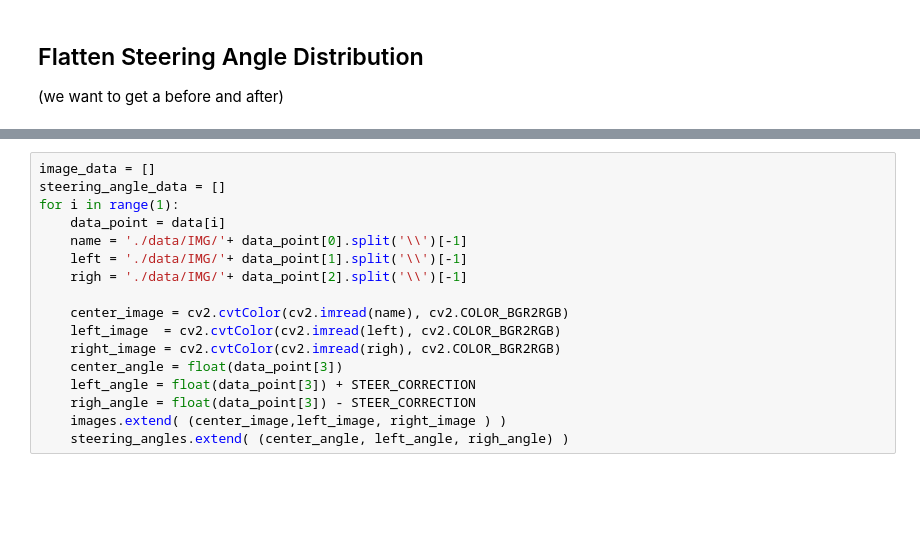
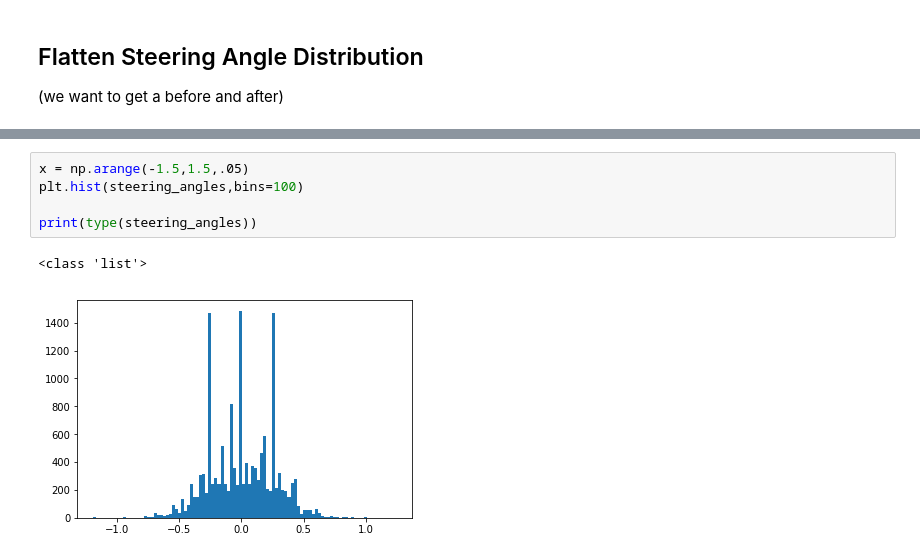
Before and after one commit to leclair-7/CarND-Behavioral-Cloning-P3, a Jupyter notebook: Preprocessing-Concepts.ipynb, the cells around one changed output, grey strips where cells are left out. Drawn from its saved outputs; the diff is of its cells as text; blank space fills up the shorter version.

```diff
--- a/Preprocessing-Concepts.ipynb
+++ b/Preprocessing-Concepts.ipynb
@@ -171,17 +222,8 @@ print(len(data))
-# %%
-image_data = []
-steering_angle_data = []
-for i in range(1):
-    data_point = data[i]
-    name = './data/IMG/'+ data_point[0].split('\\')[-1]
-    left = './data/IMG/'+ data_point[1].split('\\')[-1]
-    righ = './data/IMG/'+ data_point[2].split('\\')[-1]
-
-    center_image = cv2.cvtColor(cv2.imread(name), cv2.COLOR_BGR2RGB)
-    left_image  = cv2.cvtColor(cv2.imread(left), cv2.COLOR_BGR2RGB)
-    right_image = cv2.cvtColor(cv2.imread(righ), cv2.COLOR_BGR2RGB)
-    center_angle = float(data_point[3])
-    left_angle = float(data_point[3]) + STEER_CORRECTION
-    righ_angle = float(data_point[3]) - STEER_CORRECTION
-    images.extend( (center_image,left_image, right_image ) )
-    steering_angles.extend( (center_angle, left_angle, righ_angle) )
+# %%
+x = np.arange(-1.5,1.5,.05)
+plt.hist(steering_angles,bins=100)
+
+print(type(steering_angles))
+# %% [output]
+<class 'list'>
+[figure, added]
```
Also changed, not shown: parts of 11 cells of this notebook.
